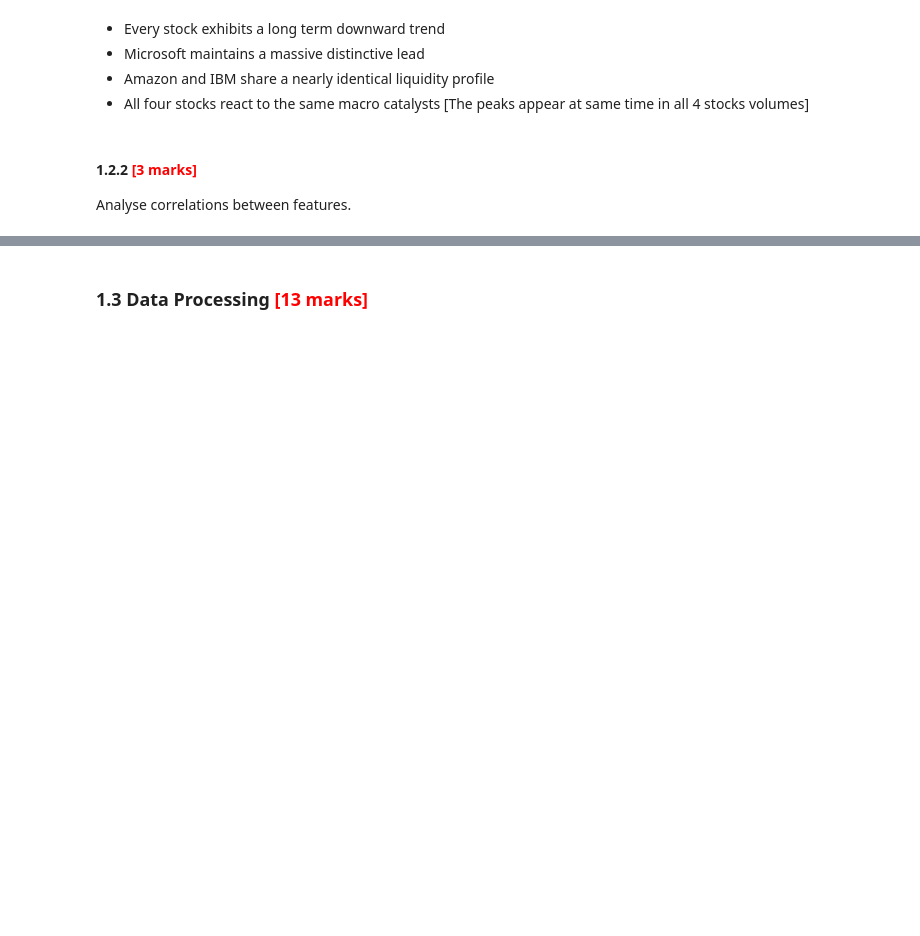
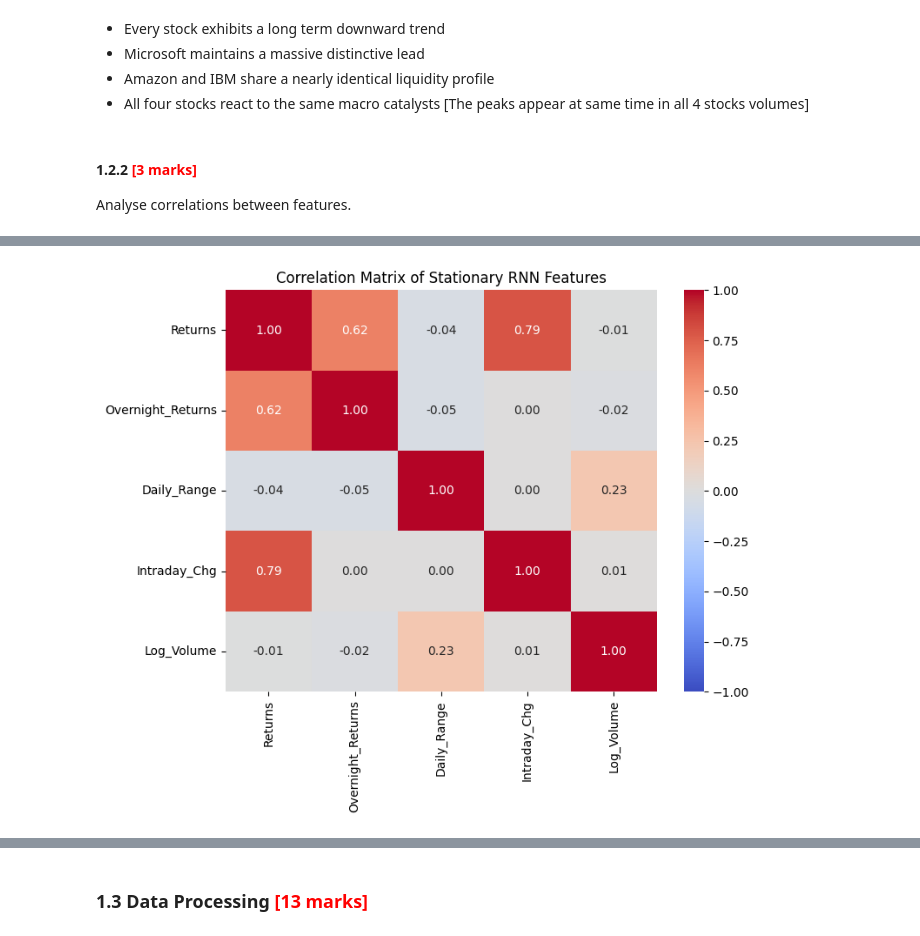
Before and after one commit to VFulara/RNN_Stock_Price_Prediction, a Jupyter notebook: RNN_Assg_Stock_Price_Prediction_Starter.ipynb, the cells around one changed output, grey strips where cells are left out. Saved outputs shown, nothing was run; the diff lists cells and outputs as text; code cells hidden in the pictures; blank space fills up the shorter version.

```diff
--- a/RNN_Assg_Stock_Price_Prediction_Starter.ipynb
+++ b/RNN_Assg_Stock_Price_Prediction_Starter.ipynb
@@ -229,0 +245,23 @@ Analyse correlations between features.
+# %%
+rnn_df = stocks_df.copy()
+
+rnn_df = rnn_df.sort_values(by=['Name', 'Date'])
+rnn_df['Prev_Close'] = rnn_df.groupby('Name')['Close'].shift(1)
+
+# 1. Transform raw prices into stationary, meaningful features
+rnn_df['Returns'] = np.log(rnn_df['Close'] / rnn_df['Prev_Close'])
+rnn_df['Overnight_Returns'] = np.log(rnn_df['Open'] / rnn_df['Prev_Close'])
+rnn_df['Daily_Range'] = (rnn_df['High'] - rnn_df['Low']) / rnn_df['Close']
+rnn_df['Intraday_Chg'] = (rnn_df['Close'] - rnn_df['Open']) / rnn_df['Open']
+rnn_df['Log_Volume'] = np.log(rnn_df['Volume'])
+
+feature_cols = ['Returns', 'Overnight_Returns', 'Daily_Range', 'Intraday_Chg', 'Log_Volume']
+rnn_features_clean = rnn_df.dropna(subset=feature_cols)
+
+# 3. Plot the new, highly descriptive correlation matrix
+plt.figure(figsize=(8, 6))
+sns.heatmap(rnn_features_clean[feature_cols].corr(), annot=True, cmap='coolwarm', fmt=".2f", vmin=-1, vmax=1)
+plt.title('Correlation Matrix of Stationary RNN Features')
+plt.show()
+# %% [output]
+[figure, added]
```
Also changed, not shown: parts of 5 cells of this notebook.
